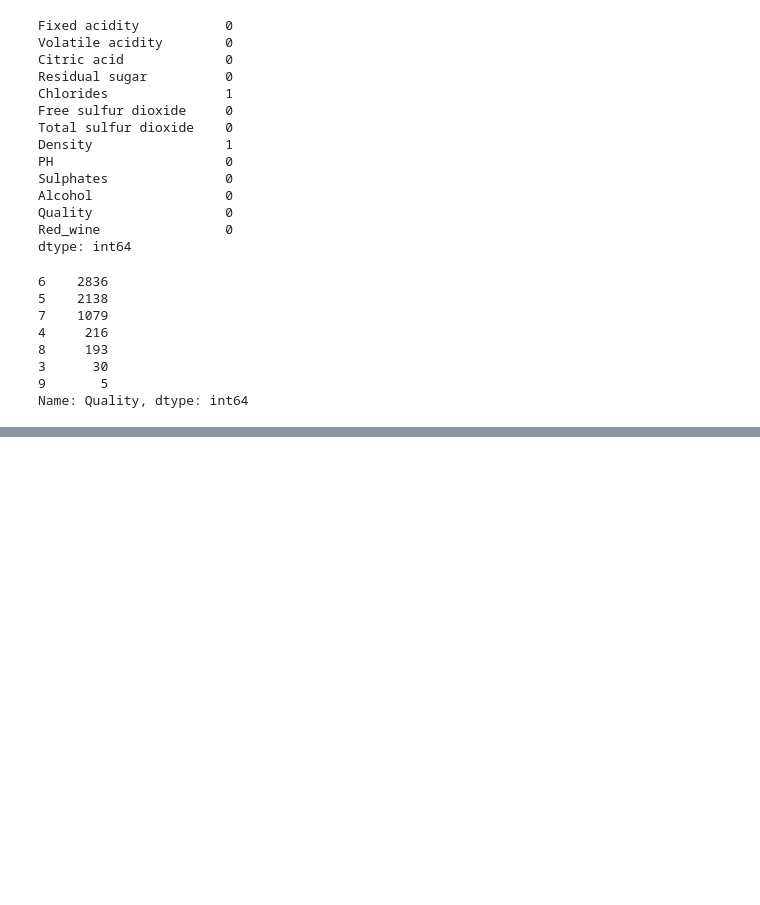
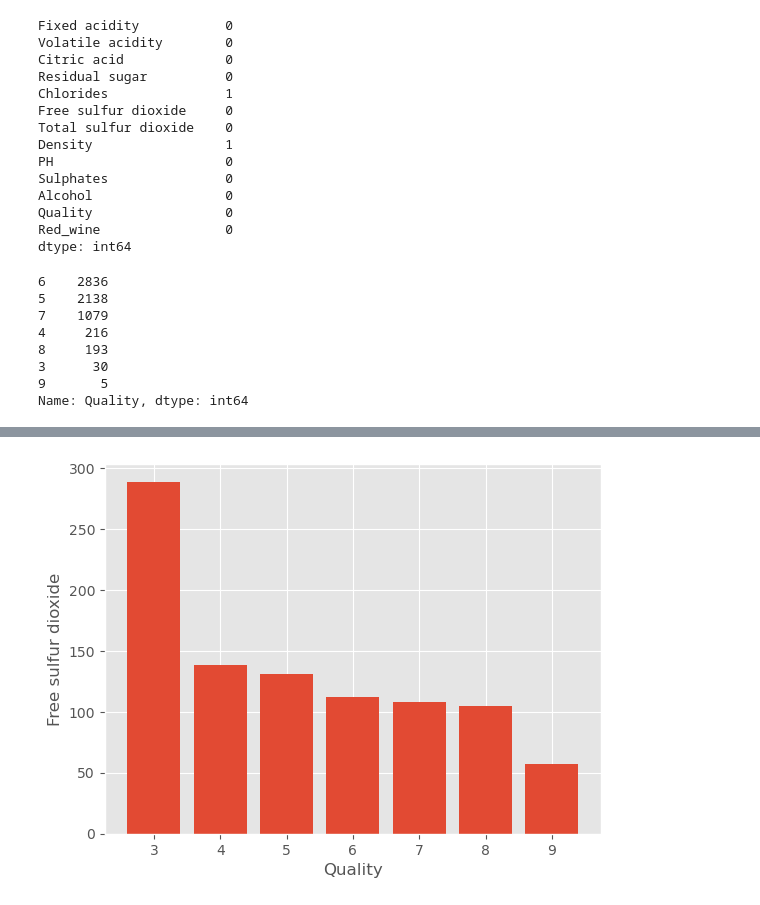
Before and after one commit to Aya03030/iod, a Jupyter notebook: Mini project- wine quality.ipynb, the cells around one changed output, grey strips where cells are left out. Cells and saved outputs as stored; diff of their text form; code cells hidden in the pictures; blank space fills up the shorter version.

```diff
--- a/Mini project- wine quality.ipynb
+++ b/Mini project- wine quality.ipynb
@@ -182,0 +172,7 @@ sns.boxplot(df.Alcohol)
+# %%
+plt.bar(df['Quality'], df['Free sulfur dioxide'])
+plt.xlabel("Quality")
+plt.ylabel("Free sulfur dioxide")
+plt.grid(True)
+# %% [output]
+[figure, added]
```
Also changed, not shown: parts of 15 cells of this notebook.
